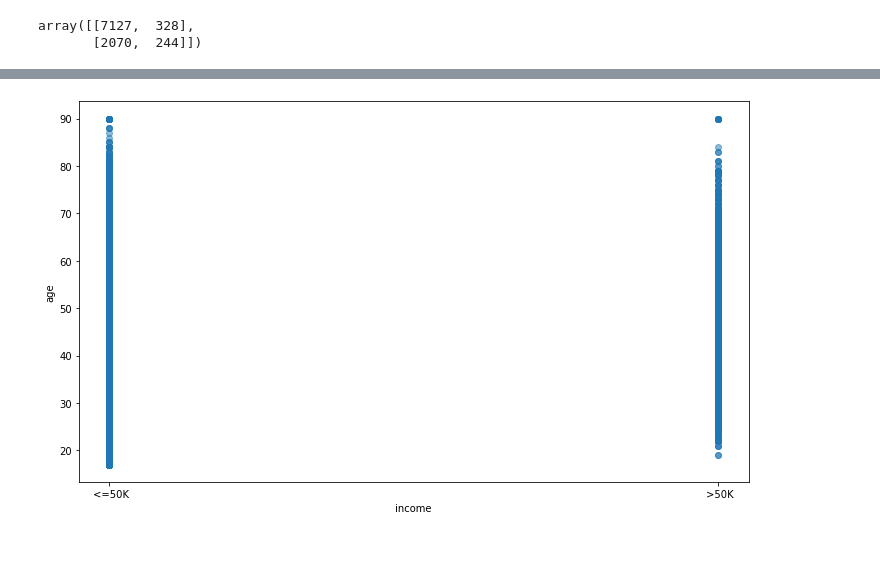
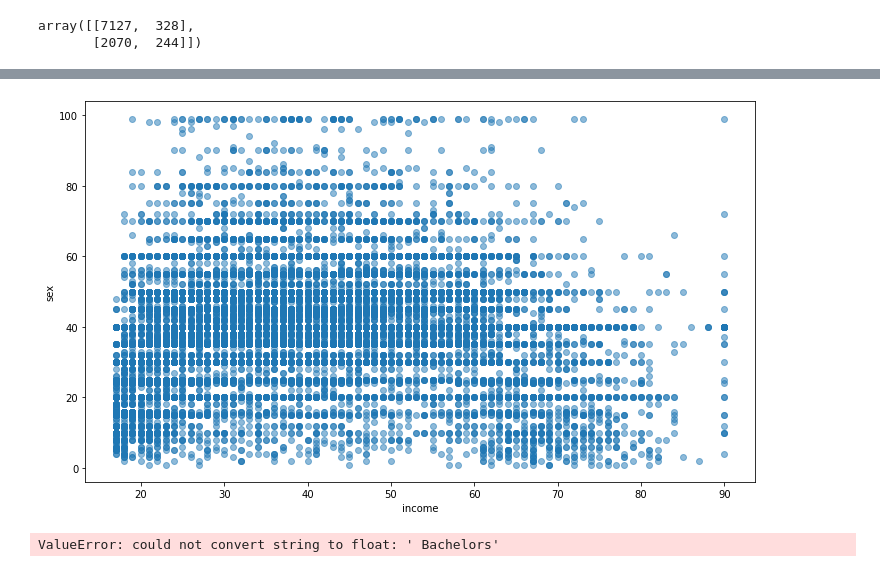
Before and after one commit to StoneHg/IA2, a Jupyter notebook: NAC2 IA.ipynb, the cells around one changed output, grey strips where cells are left out. Saved outputs shown, nothing was run; the diff lists cells and outputs as text; code cells hidden in the pictures.

```diff
--- a/NAC2 IA.ipynb
+++ b/NAC2 IA.ipynb
@@ -212,3 +188,7 @@ confusion_matrix(y_test, y_pred)
 # %% [output]
 array([[7127,  328],
        [2070,  244]])
+# %%
+data = pd.read_csv("./adult.csv", index_col=0)
+# %%
+data.drop(['workclass', 'fnlwgt', 'occupation', 'education_num', 'marital_status', 'relationship', 'capital_gain', 'capital_loss' ], axis=1, inplace=True)
@@ -215,8 +211,16 @@ array([[7127,  328],
 # %%
 plt.rcParams['figure.figsize'] = (12, 7)
-plt.scatter(data.income, data.age, alpha=0.5)
+plt.scatter(data.age, data.hours_per_week, alpha=0.5)
 plt.xlabel('income')
-plt.ylabel('age')
+plt.ylabel('sex')
 plt.show()
 # %% [output]
-[figure, old version]
+[figure, new version]
+# %%
+kmeans = KMeans(random_state=0).fit(data)
+# salva os centroides
+centroides = kmeans.cluster_centers_
+# salva as labels dos clusters para cada exemplo
+y_kmeans = kmeans.predict(data.age)
+# %% [output]
+ValueError: could not convert string to float: ' Bachelors'
```
Also changed, not shown: parts of 13 cells of this notebook.
